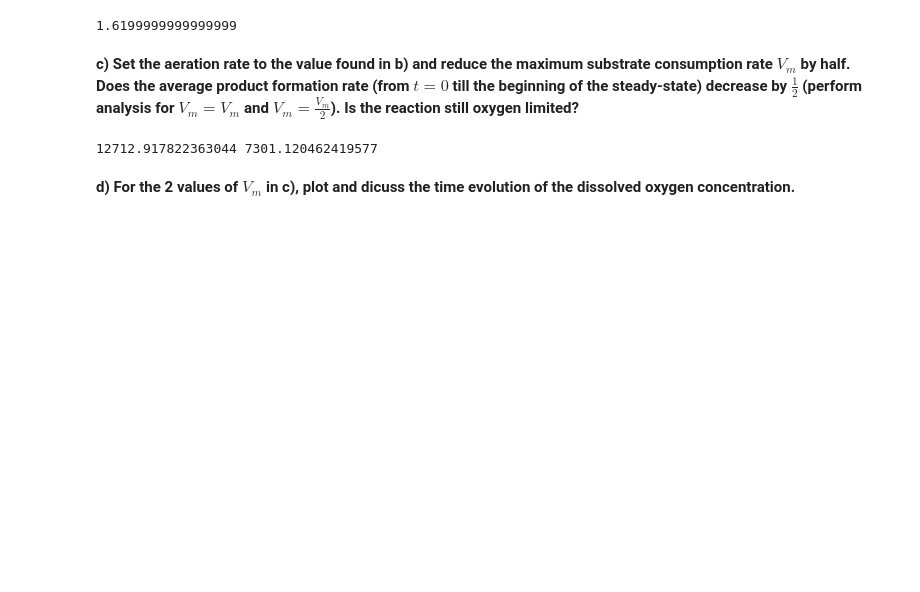
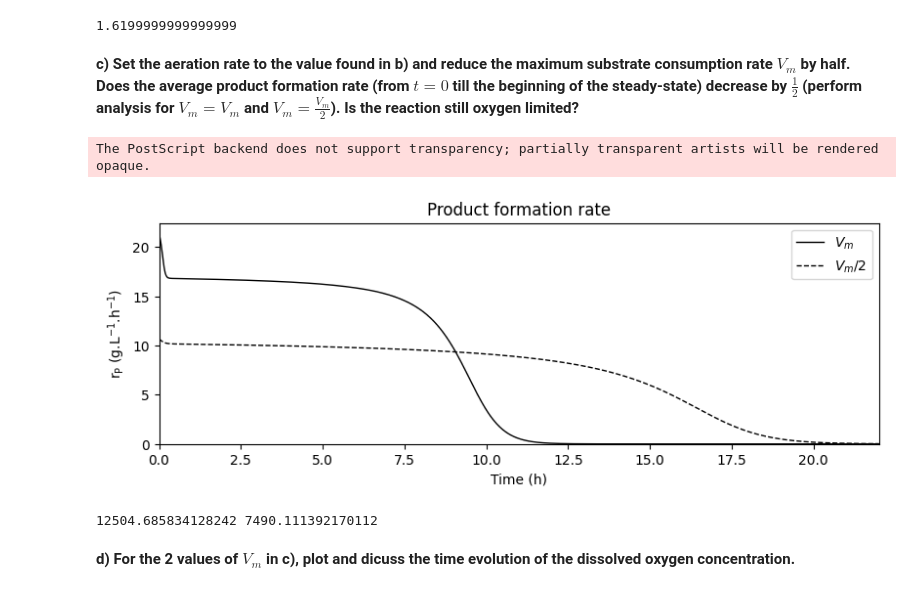
Before and after one commit to jonathanrsr/biochemical, a Jupyter notebook: Projects/5. Complex systems/exercise 1.ipynb, the cells around one changed output. Saved outputs shown, nothing was run; the diff lists cells and outputs as text; code cells hidden in the pictures; blank space fills up the shorter version.

```diff
--- a/Projects/5. Complex systems/exercise 1.ipynb
+++ b/Projects/5. Complex systems/exercise 1.ipynb
@@ -140,29 +140,42 @@ print(Gmin)
 # %%
 t = np.linspace(0, 22, 1001)
 
 sol3 = model(t, y0, Gmin, N, Vm)
 
 S3 = sol3[0]
 CL3 = sol3[1]
 P3 = sol3[2]
 
 rs3 = calc_rs(Vm, S3, CL3)
 dP_dt3 = YPS*rs3
-prod3 = np.average(dP_dt3[dP_dt3 > 100])
+prod3 = np.average(dP_dt3[t <= 12])
 
 sol4 = model(t, y0, Gmin, N, Vm/2)
 
 S4 = sol4[0]
 CL4 = sol4[1]
 P4 = sol4[2]
 
 rs4 = calc_rs(Vm/2, S4, CL4)
 dP_dt4 = YPS*rs4
-prod4 = np.average(dP_dt4[dP_dt4 > 100])
+prod4 = np.average(dP_dt4[t <= 20])
+
+plt.plot(t, dP_dt3/1e3, label=r'$V_m$', color='black', linewidth=1)
+plt.plot(t, dP_dt4/1e3, label=r'$V_m$/2', color='black', linewidth=1, linestyle='--')
+plt.xlabel('Time (h)')
+plt.ylabel(r'$\mathregular{r_P}$ (g.L$^{-1}$.h$^{-1}$)')
+plt.xlim(0, t[-1])
+plt.ylim(0)
+plt.legend()
+plt.title('Product formation rate')
+plt.savefig('Images/1.c.eps', format='eps')
+plt.show()
 
 print(prod3, prod4)
 # %% [output]
-12712.917822363044 7301.120462419577
+The PostScript backend does not support transparency; partially transparent artists will be rendered opaque.
+[figure, added]
+12504.685834128242 7490.111392170112
 # %% [markdown]
 **d) For the 2 values of $V_m$ in c), plot and dicuss the time evolution of the dissolved oxygen concentration.**
 # %%
```
Also changed, not shown: parts of 6 cells of this notebook, 6 other files.
